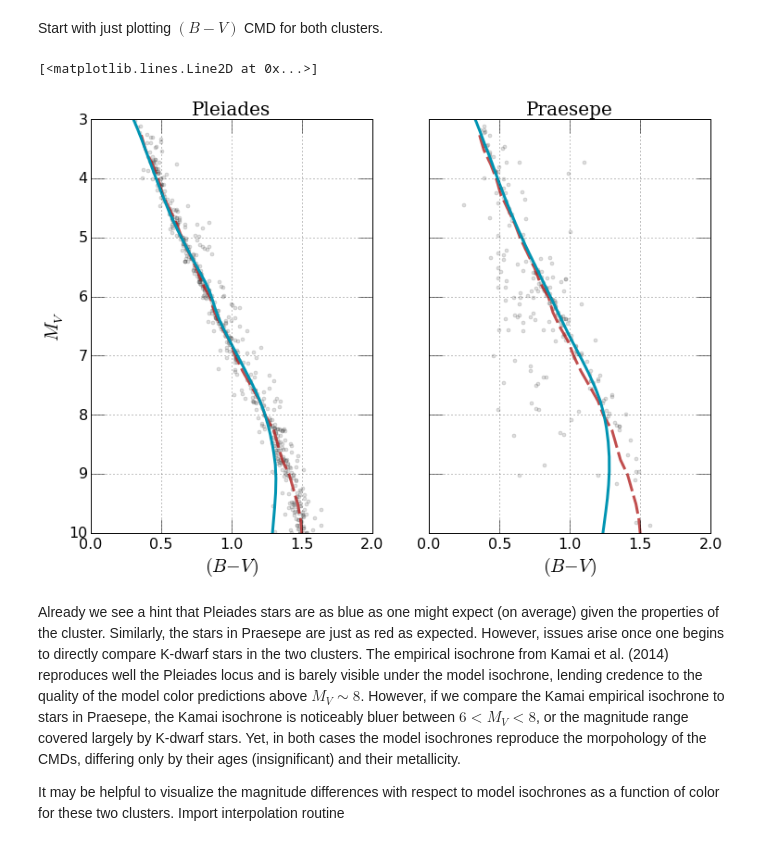
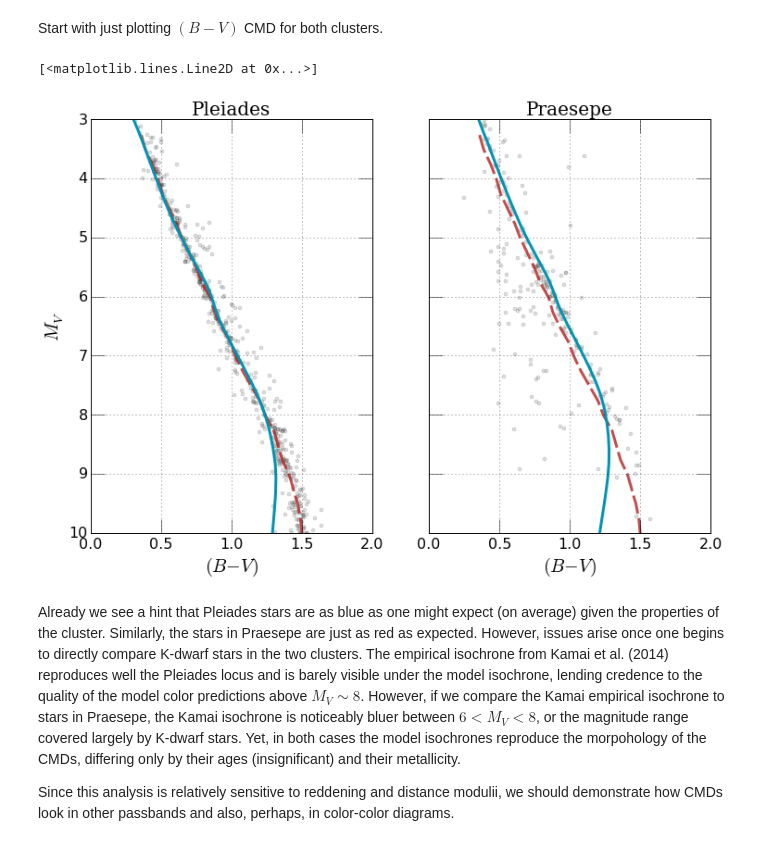
Before and after one commit to gfeiden/Notebook, a Jupyter notebook: Projects/pleiades_colors/pleiades_praesepe_comp.ipynb, the cells around one changed output. Cells and saved outputs as stored; diff of their text form; code cells hidden in the pictures.

```diff
--- a/Projects/pleiades_colors/pleiades_praesepe_comp.ipynb
+++ b/Projects/pleiades_colors/pleiades_praesepe_comp.ipynb
@@ -14,7 +14,7 @@ import numpy as np
 Now we'll import isochrones for each cluster adopting nominal ages (Pleiades: 120 Myr; Praesepe: 600 Myr). For low-mass stars, the particular age adopted is unimportant after about 100 Myr. We'll also import the empirical CMD from Kamai et al. (2014).
 # %%
 iso_120_gas07 = np.genfromtxt('data/dmestar_00120.0myr_z+0.00_a+0.00_marcs.iso')
-iso_600_gas07 = np.genfromtxt('data/dmestar_00600.0myr_z+0.15_a+0.00_marcs.iso')
+iso_600_gas07 = np.genfromtxt('data/isochrone_600.0myr_z+0.15_a+0.00_marcs.iso')
 iso_emp_k14 = np.genfromtxt('data/Kamai_Pleiades_emp.iso')
 # %% [markdown]
 Load data for Pleiades and Praesepe stars to demonstrate that models fit data.
@@ -40,3 +32,19 @@ pr_av  = 3.1*pr_ebv
+# %%
+pl_dis = 5.61
+pl_ebv = 0.040
+pl_evi = 1.25*pl_ebv
+pl_evk = 2.78*pl_ebv
+pl_ejk = 0.50*pl_ebv
+pl_av  = 3.12*pl_ebv
+pl_ak  = 0.34*pl_ebv
+
+pr_dis = 6.26
+pr_ebv = 0.027
+pr_evi = 1.25*pr_ebv
+pr_evk = 2.78*pr_ebv
+pr_ejk = 0.50*pr_ebv
+pr_av  = 3.12*pr_ebv
+pr_ak  = 0.34*pr_ebv
 # %% [markdown]
 Start with just plotting $(B-V)$ CMD for both clusters.
 # %%
@@ -49,36 +57,36 @@ for axis in ax:
     axis.set_xlim(0.0, 2.0)
     axis.set_xlabel('$(B-V)$', fontsize=20.)
 
 # PLEIADES
 ax[0].set_title('Pleiades', fontsize=20., family='serif')
 ax[0].set_ylabel('$M_V$', fontsize=20.)
 ax[0].plot(pleiades_k14[:, 2] - pl_ebv, pleiades_k14[:, 0] - pl_av - pl_dis,
             'o', c='#555555', markersize=4.0, alpha=0.2)
 ax[0].plot(pleiades_s07[:, 6] - pleiades_s07[:, 7] - pl_ebv, pleiades_s07[:, 7] - pl_av - pl_dis,
             'o', c='#555555', markersize=4.0, alpha=0.2)
 ax[0].plot(iso_emp_k14[:, 1] - pl_ebv, iso_emp_k14[:, 0] - pl_av - pl_dis,
                dashes=(20., 5.), lw=3, c='#B22222', alpha=0.8)
 ax[0].plot(iso_120_gas07[:, 7] - iso_120_gas07[:, 8], iso_120_gas07[:, 8], lw=3, c='#0094b2')
 
 # PRAESEPE
 ax[1].set_title('Praesepe', fontsize=20., family='serif')
 ax[1].plot(praesepe_u79[:, 1] - pr_ebv, praesepe_u79[:, 0] - pr_av - pr_dis,
             'o', c='#555555', markersize=4.0, alpha=0.2)
 ax[1].plot(praesepe_w81[:, 1] - pr_ebv, praesepe_w81[:, 0] - pr_av - pr_dis,
             'o', c='#555555', markersize=4.0, alpha=0.2)
 ax[1].plot(praesepe_s82[:, 1] - pr_ebv, praesepe_s82[:, 0] - pr_av - pr_dis,
             'o', c='#555555', markersize=4.0, alpha=0.2)
 ax[1].plot(praesepe_m90[:, 1] - pr_ebv, praesepe_m90[:, 0] - pr_av - pr_dis,
             'o', c='#555555', markersize=4.0, alpha=0.2)
 ax[1].plot(praesepe_j11[:, 1] - pr_ebv, praesepe_j11[:, 0] - pr_av - pr_dis,
             'o', c='#555555', markersize=4.0, alpha=0.2)
 ax[1].plot(iso_emp_k14[:, 1] - pl_ebv, iso_emp_k14[:, 0] - pl_av - pl_dis,
                dashes=(20., 5.), lw=3, c='#B22222', alpha=0.8)
-ax[1].plot(iso_600_gas07[:, 6] - iso_600_gas07[:, 7], iso_600_gas07[:, 7], lw=3, c='#0094b2')
+ax[1].plot(iso_600_gas07[:, 7] - iso_600_gas07[:, 8], iso_600_gas07[:, 8], lw=3, c='#0094b2')
 # %% [output]
 [<matplotlib.lines.Line2D at 0x...>]
-[figure, old version]
+[figure, new version]
 # %% [markdown]
 Already we see a hint that Pleiades stars are as blue as one might expect (on average) given the properties of the cluster. Similarly, the stars in Praesepe are just as red as expected. However, issues arise once one begins to directly compare K-dwarf stars in the two clusters. The empirical isochrone from Kamai et al. (2014) reproduces well the Pleiades locus and is barely visible under the model isochrone, lending credence to the quality of the model color predictions above $M_V \sim 8$. However, if we compare the Kamai empirical isochrone to stars in Praesepe, the Kamai isochrone is noticeably bluer between $6 < M_V < 8$, or the magnitude range covered largely by K-dwarf stars. Yet, in both cases the model isochrones reproduce the morpohology of the CMDs, differing only by their ages (insignificant) and their metallicity.
 
-It may be helpful to visualize the magnitude differences with respect to model isochrones as a function of color for these two clusters. Import interpolation routine
+Since this analysis is relatively sensitive to reddening and distance modulii, we should demonstrate how CMDs look in other passbands and also, perhaps, in color-color diagrams.
```
Also changed, not shown: parts of 8 cells of this notebook, 9 other files.
